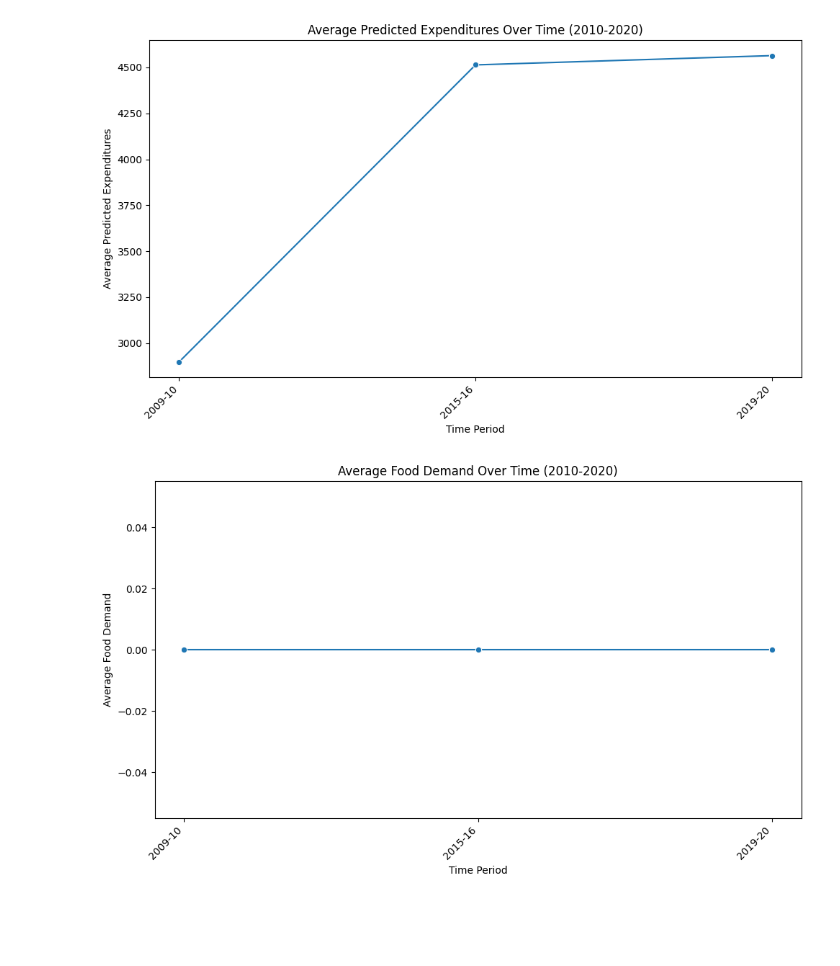
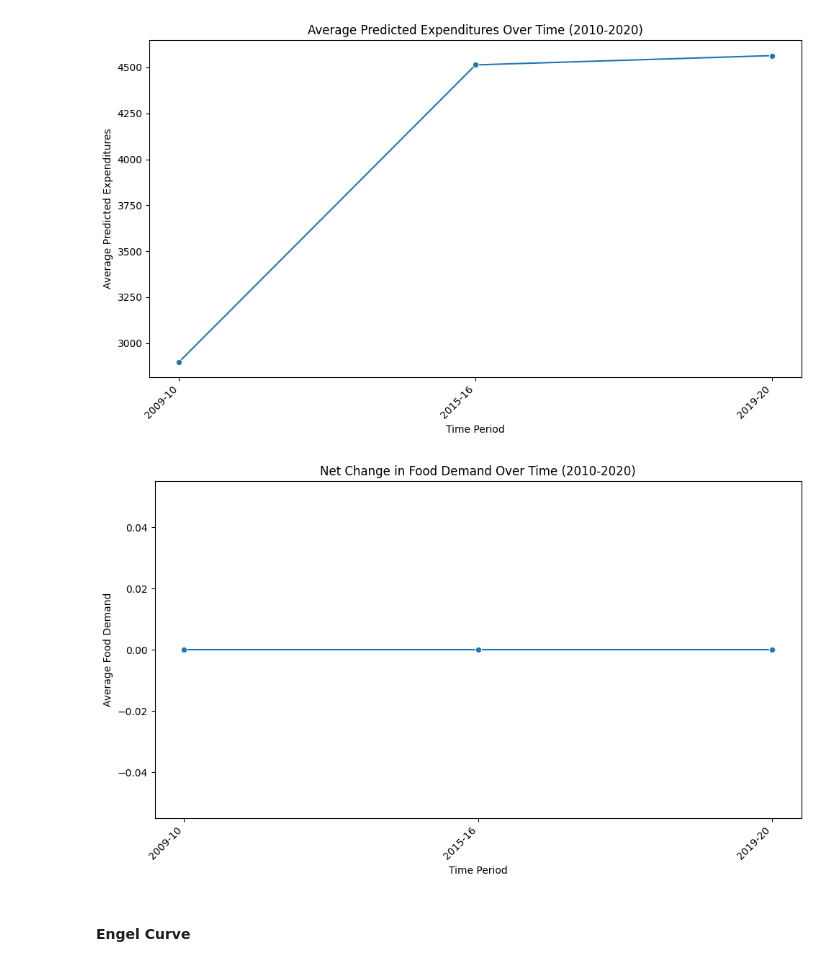
Before and after one commit to jackieschneider/hazelkyrk, a Jupyter notebook: regression.ipynb, the cells around one changed output. Cells and saved outputs as stored; diff of their text form; code cells hidden in the pictures; blank space fills up the shorter version.

```diff
--- a/regression.ipynb
+++ b/regression.ipynb
@@ -289,18 +264,20 @@ plt.show()
 # %%
 # Combine food demand (predicted expenditures) for all years into one DataFrame
 y_all = pd.concat([y_2010, y_2015, y_2020])
 
 # Calculate average food demand over time periods for all years
 avg_demand_all = y_all.groupby(level='t').mean().reset_index()
 
 # Plotting average food demand over time periods for all years
 plt.figure(figsize=(10, 6))
 sns.lineplot(data=avg_demand_all, x='t', y=0, marker='o')
-plt.title('Average Food Demand Over Time (2010-2020)')
+plt.title('Net Change in Food Demand Over Time (2010-2020)')
 plt.xlabel('Time Period')
 plt.ylabel('Average Food Demand')
 plt.xticks(rotation=45, ha='right')
 plt.tight_layout()
 plt.show()
 # %% [output]
-[figure, old version]
+[figure, new version]
+# %% [markdown]
+#### Engel Curve
```
Also changed, not shown: parts of 15 cells of this notebook, 2 other files.
